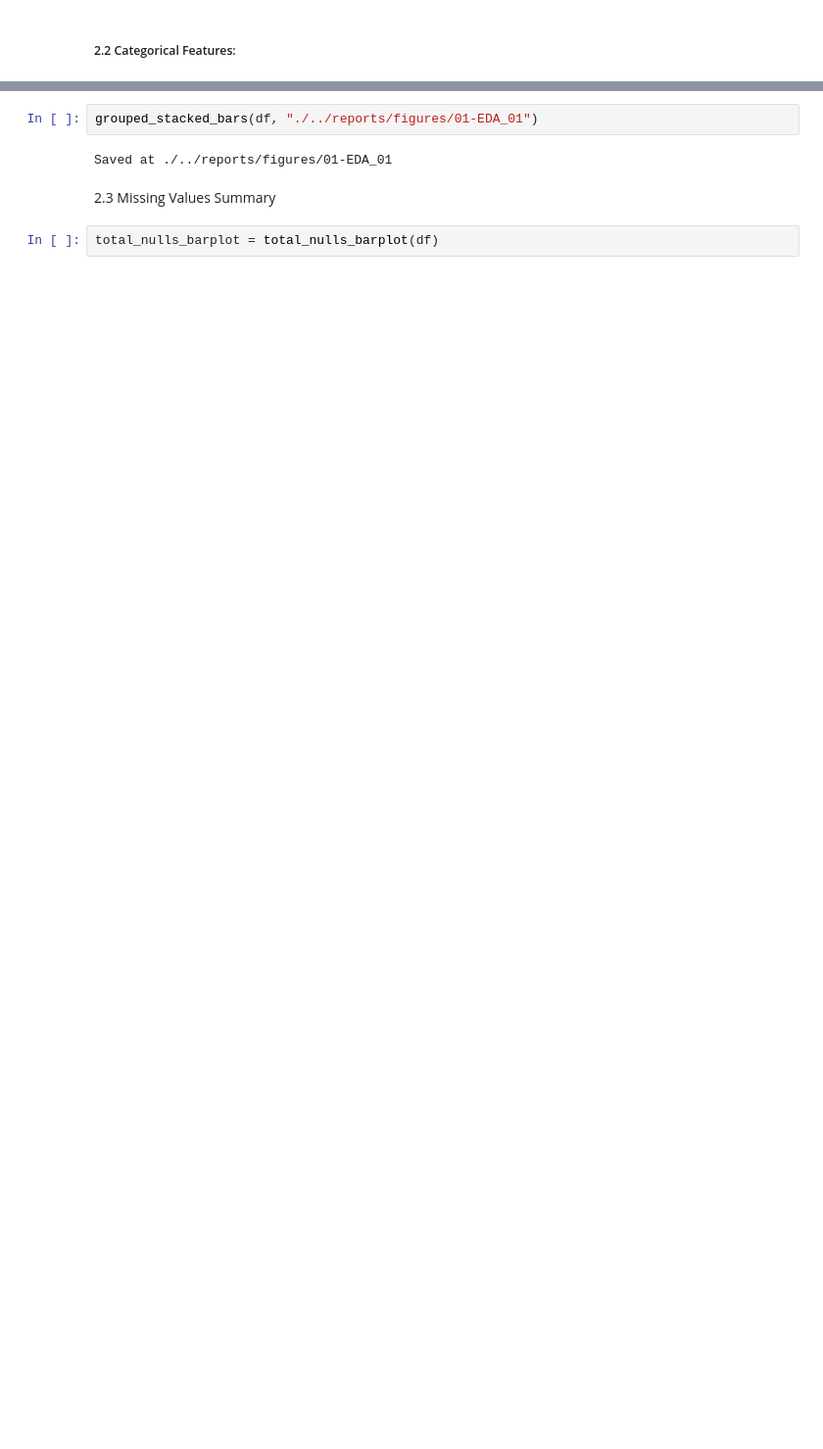
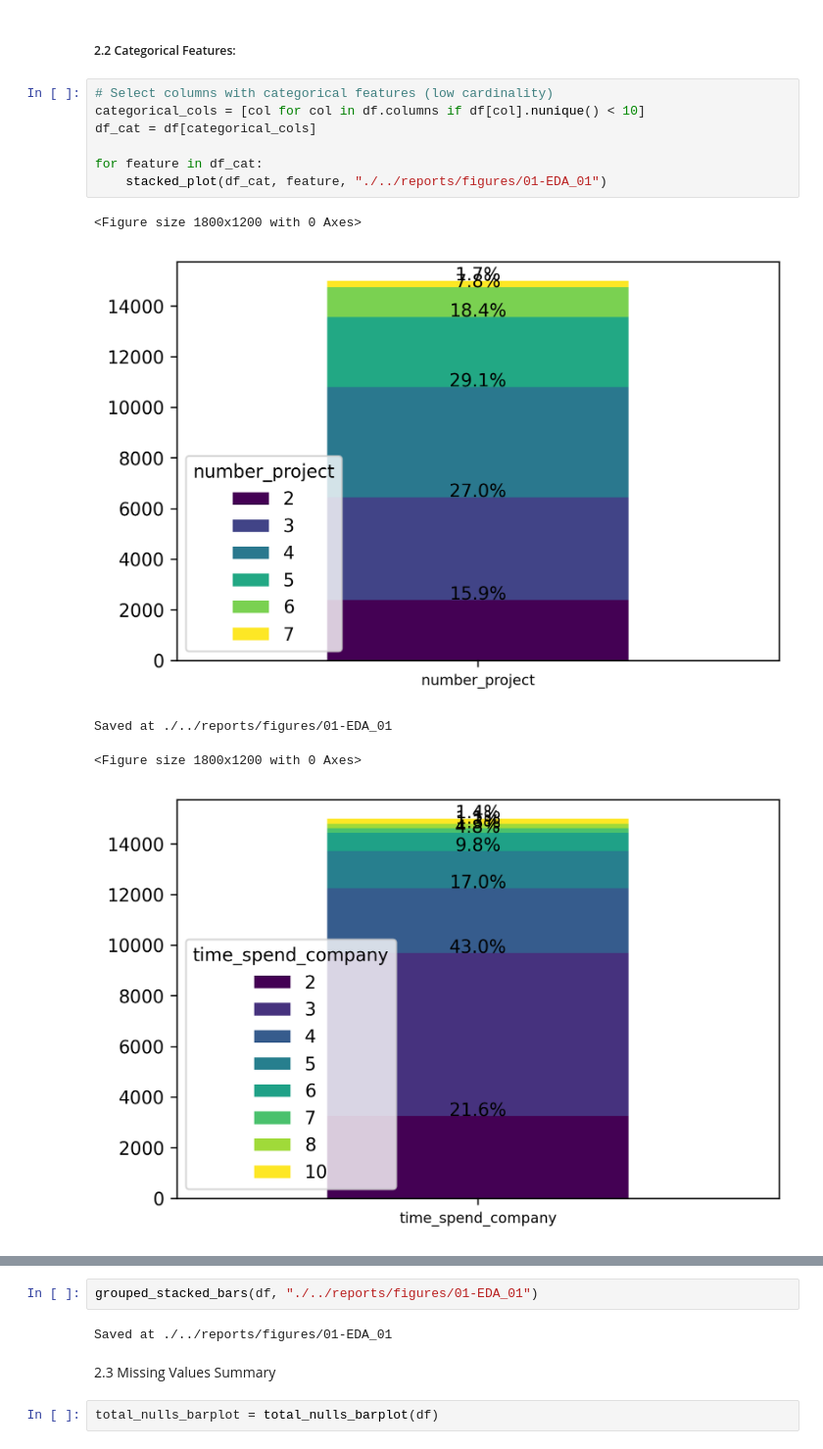
Before and after one commit to fausstoo/employee-churn-prediction-model, a Jupyter notebook: notebooks/EDA_01.ipynb, the cells around one changed output, grey strips where cells are left out. Shown at 98% size. Cells and saved outputs as stored; diff of their text form; blank space fills up the shorter version.

```diff
--- a/notebooks/EDA_01.ipynb
+++ b/notebooks/EDA_01.ipynb
@@ -175,2 +220,15 @@ Saved at ./../reports/figures/01-EDA_01
 # %% [markdown]
 ##### 2.2 Categorical Features:
+# %%
+# Select columns with categorical features (low cardinality)
+categorical_cols = [col for col in df.columns if df[col].nunique() < 10]
+df_cat = df[categorical_cols]
+
+for feature in df_cat:
+    stacked_plot(df_cat, feature, "./../reports/figures/01-EDA_01")
+# %% [output]
+<Figure size 1800x1200 with 0 Axes>
+[figure, added]
+Saved at ./../reports/figures/01-EDA_01
+<Figure size 1800x1200 with 0 Axes>
+[figure, added]
```
Also changed, not shown: parts of 9 cells of this notebook, 10 other files.
